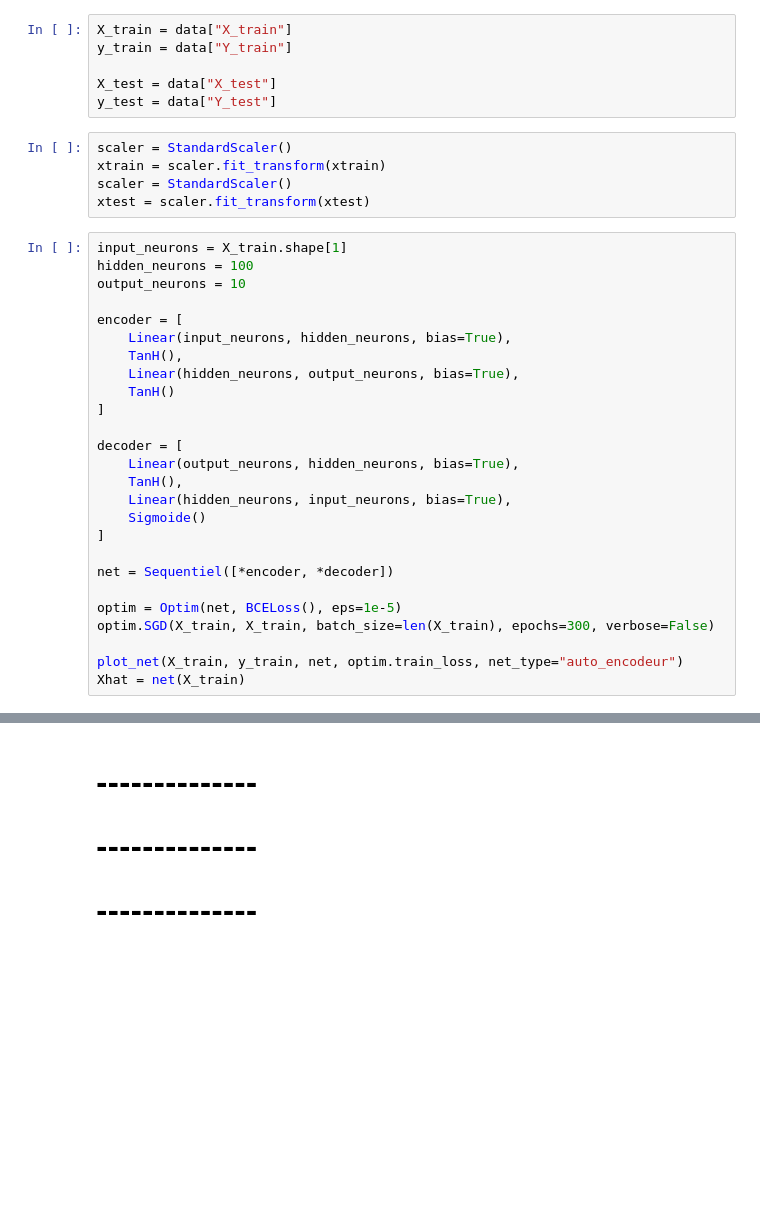
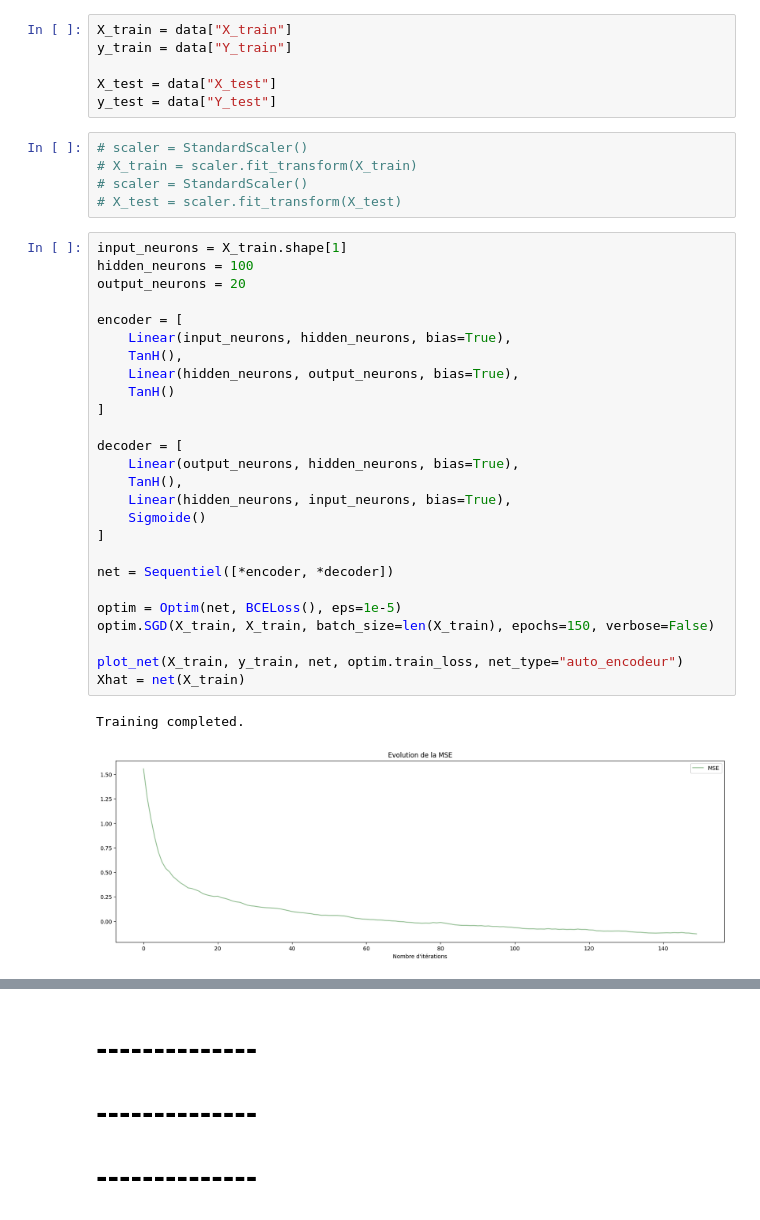
Before and after one commit to Amayas29/neural-networks, a Jupyter notebook: experimentations/autoencoder.ipynb, the cells around one changed output, grey strips where cells are left out. Cells and saved outputs as stored; diff of their text form; blank space fills up the shorter version.

```diff
--- a/experimentations/autoencoder.ipynb
+++ b/experimentations/autoencoder.ipynb
@@ -33,33 +88,36 @@ y_train = data["Y_train"]
 X_test = data["X_test"]
 y_test = data["Y_test"]
 # %%
-scaler = StandardScaler()
-xtrain = scaler.fit_transform(xtrain)
-scaler = StandardScaler()
-xtest = scaler.fit_transform(xtest)
+# scaler = StandardScaler()
+# X_train = scaler.fit_transform(X_train)
+# scaler = StandardScaler()
+# X_test = scaler.fit_transform(X_test)
 # %%
 input_neurons = X_train.shape[1]
 hidden_neurons = 100
-output_neurons = 10
+output_neurons = 20
 
 encoder = [
     Linear(input_neurons, hidden_neurons, bias=True),
     TanH(),
     Linear(hidden_neurons, output_neurons, bias=True),
     TanH()
 ]
 
 decoder = [
     Linear(output_neurons, hidden_neurons, bias=True),
     TanH(),
     Linear(hidden_neurons, input_neurons, bias=True),
     Sigmoide()
 ]
 
 net = Sequentiel([*encoder, *decoder])
 
 optim = Optim(net, BCELoss(), eps=1e-5)
-optim.SGD(X_train, X_train, batch_size=len(X_train), epochs=300, verbose=False)
+optim.SGD(X_train, X_train, batch_size=len(X_train), epochs=150, verbose=False)
 
 plot_net(X_train, y_train, net, optim.train_loss, net_type="auto_encodeur")
 Xhat = net(X_train)
+# %% [output]
+Training completed.
+[figure, added]
```
Also changed, not shown: parts of 10 cells of this notebook.
